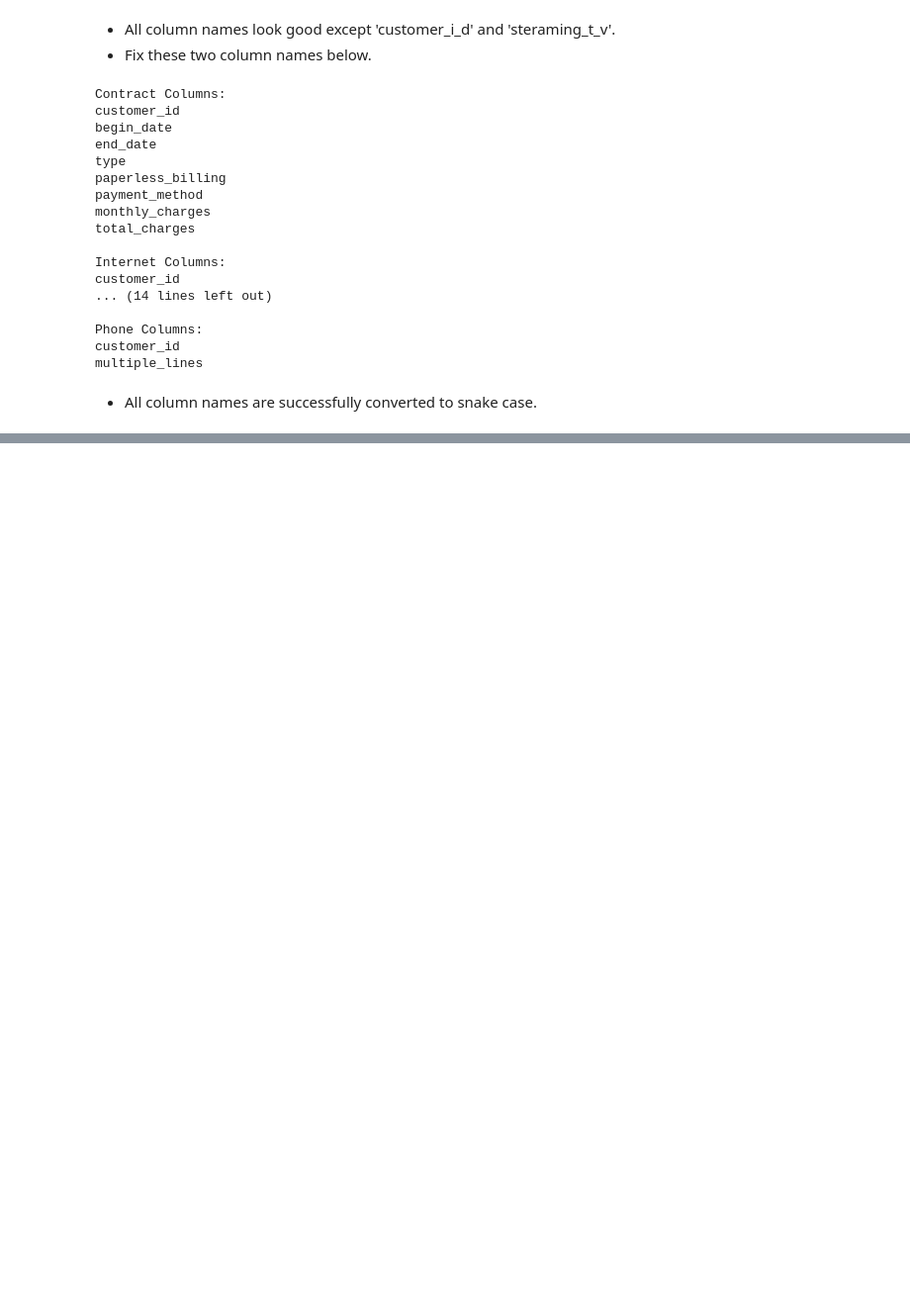
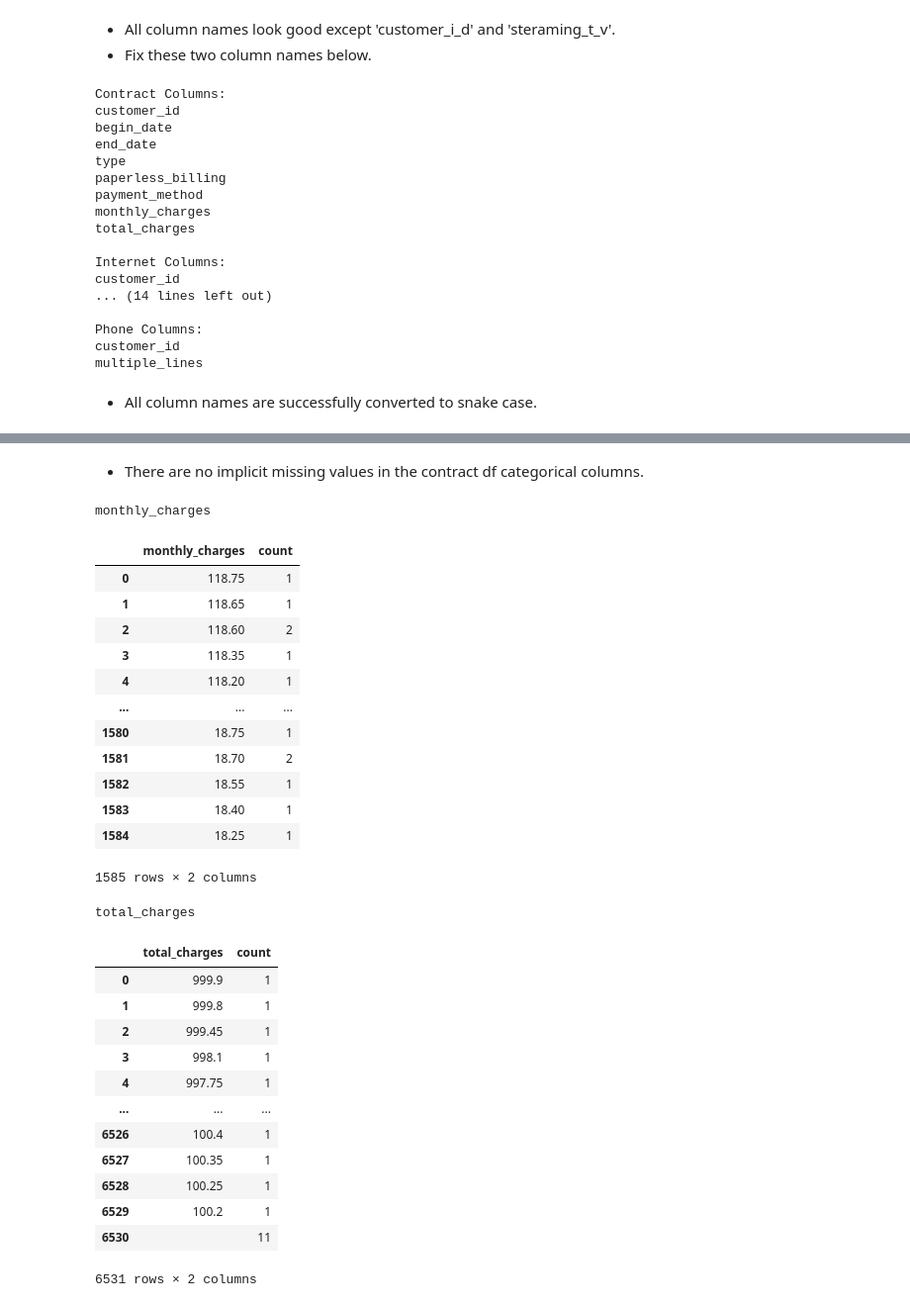
Before and after one commit to kellyshreeve/final-project, a Jupyter notebook: project-code.ipynb, the cells around one changed output, grey strips where cells are left out. Shown at 99% size. Saved outputs shown, nothing was run; the diff lists cells and outputs as text; code cells hidden in the pictures; blank space fills up the shorter version.

```diff
--- a/project-code.ipynb
+++ b/project-code.ipynb
@@ -251,0 +305,39 @@ multiple_lines
+# %% [markdown]
+* There are no implicit missing values in the contract df categorical columns.
+# %%
+# Numeric Columns
+numeric_columns = ['monthly_charges', 'total_charges']
+
+for column in numeric_columns:
+    print(column)
+    display(contract_df[column].value_counts().reset_index().sort_values(by=column, ascending=False).reset_index(drop=True))
+    print()
+# %% [output]
+monthly_charges
+|  | monthly_charges | count |
+| 0 | 118.75 | 1 |
+| 1 | 118.65 | 1 |
+| 2 | 118.60 | 2 |
+| 3 | 118.35 | 1 |
+| 4 | 118.20 | 1 |
+| ... | ... | ... |
+| 1580 | 18.75 | 1 |
+| 1581 | 18.70 | 2 |
+| 1582 | 18.55 | 1 |
+| 1583 | 18.40 | 1 |
+| 1584 | 18.25 | 1 |
+1585 rows × 2 columns
+total_charges
+|  | total_charges | count |
+| 0 | 999.9 | 1 |
+| 1 | 999.8 | 1 |
+| 2 | 999.45 | 1 |
+| 3 | 998.1 | 1 |
+| 4 | 997.75 | 1 |
+| ... | ... | ... |
+| 6526 | 100.4 | 1 |
+| 6527 | 100.35 | 1 |
+| 6528 | 100.25 | 1 |
+| 6529 | 100.2 | 1 |
+| 6530 |  | 11 |
+6531 rows × 2 columns
```
Also changed, not shown: parts of 58 cells of this notebook.
